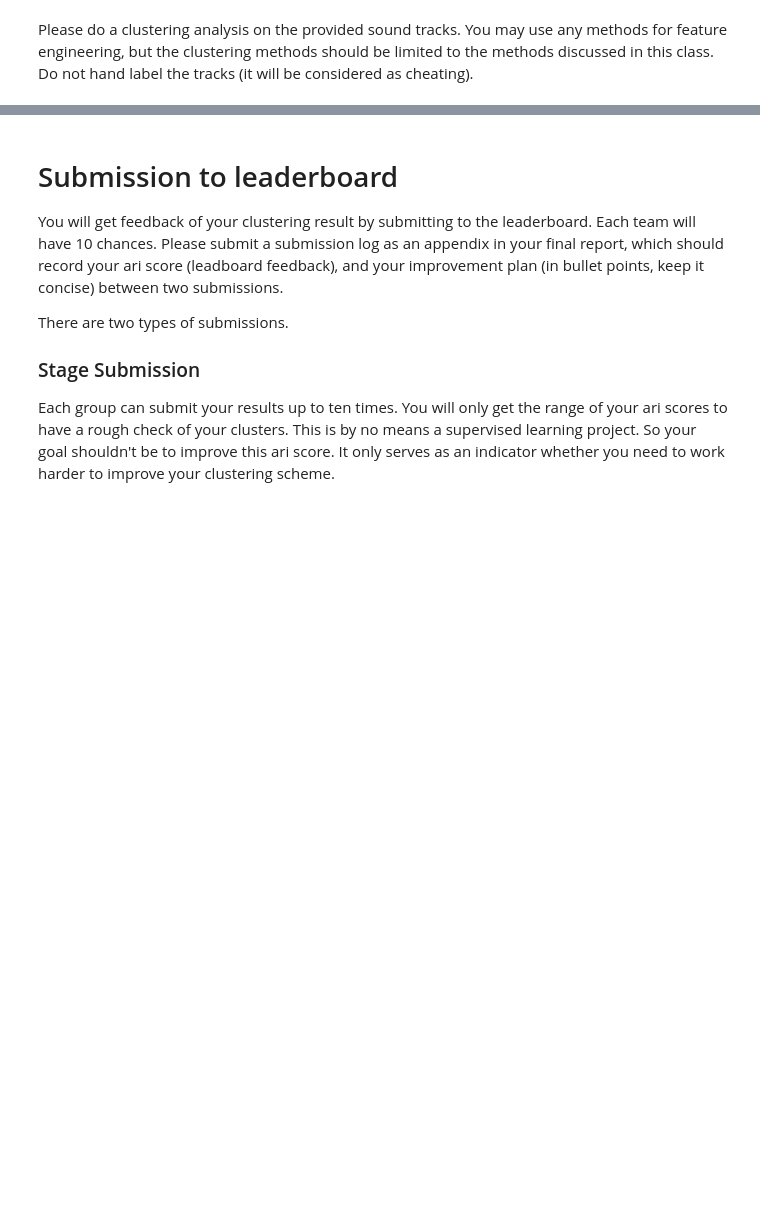
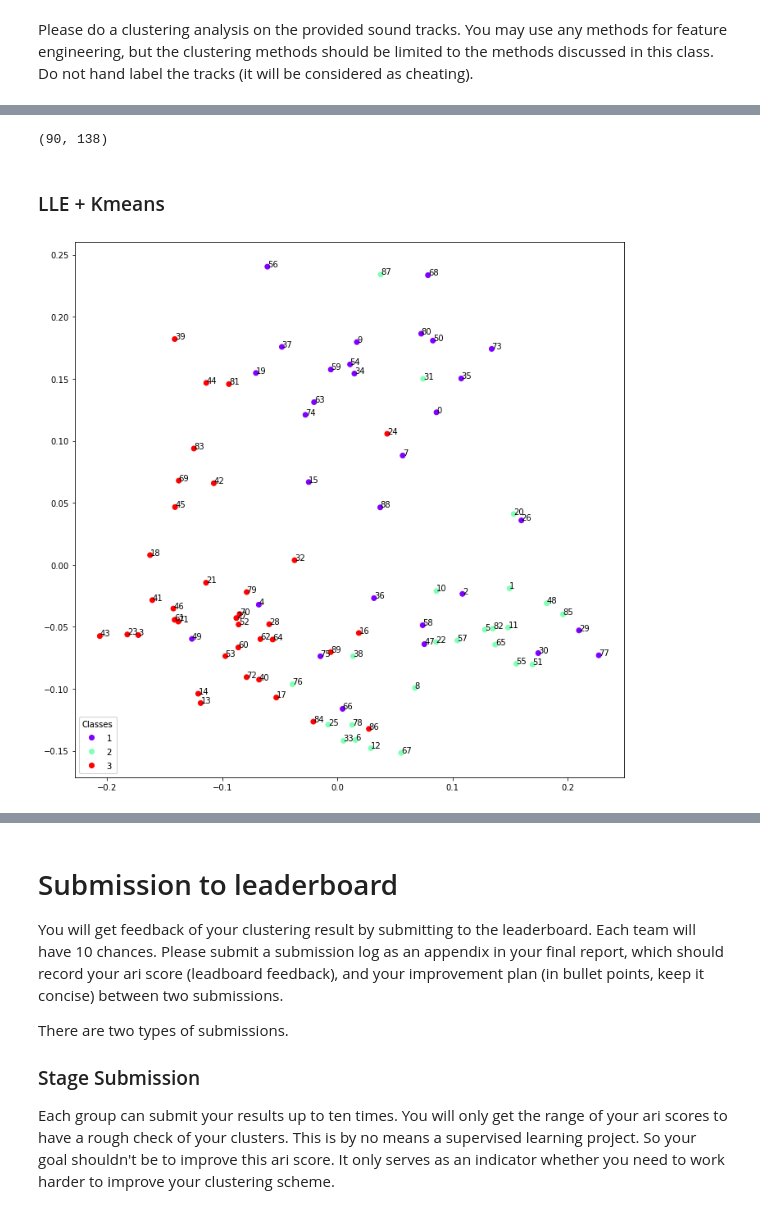
Before and after one commit to dlmao/SignalProcessing, a Jupyter notebook: final_project.ipynb, the cells around one changed output, grey strips where cells are left out. Drawn from its saved outputs; the diff is of its cells as text; code cells hidden in the pictures; blank space fills up the shorter version.

```diff
--- a/final_project.ipynb
+++ b/final_project.ipynb
@@ -39,0 +35,6 @@ D = librosa.stft(audio_list[10])
+# %%
+features,songs,feature_names=MidTermFeatures.directory_feature_extraction("./data/",
+                                                                          mid_window=1,
+                                                                          mid_step=1,
+                                                                          short_window=0.1,
+                                                                          short_step=0.05)
@@ -39,0 +61,11 @@ D = librosa.stft(audio_list[10])
+# %%
+labs = np.array([1,2,1,3,1,2,2,1,2,1,
+                 2,2,2,3,3,1,3,3,3,1,
+                 2,3,2,3,3,2,1,3,3,1,
+                 1,2,3,2,1,1,1,1,2,3,
+                 3,3,3,3,3,3,3,1,2,1,
+                 1,2,3,3,1,2,1,2,1,1,
+                 3,3,3,1,3,2,1,2,1,3,
+                 3,3,3,1,1,1,2,1,2,3,
+                 1,3,2,3,3,2,3,2,1,3])
+labs
@@ -39,0 +82,28 @@ D = librosa.stft(audio_list[10])
+# %%
+features.shape
+# %% [output]
+(90, 138)
+# %%
+from sklearn.preprocessing import StandardScaler
+
+scaler = StandardScaler()
+scaler.fit(features)
+scaled_features = scaler.transform(features)
+# %% [markdown]
+### LLE + Kmeans
+# %%
+from sklearn.manifold import LocallyLinearEmbedding
+
+embedding = LocallyLinearEmbedding(n_components=2, n_neighbors=17, method='standard',random_state=0)
+x_new = embedding.fit_transform(scaled_features)
+
+fig, ax = plt.subplots(figsize = (12, 12))
+scatter = ax.scatter(x_new[:,0],x_new[:,1], c=labs, cmap='rainbow')
+legend1 = ax.legend(*scatter.legend_elements(),
+                    loc="lower left", title="Classes")
+ax.add_artist(legend1)
+
+for i in range(90):
+    ax.annotate(i, (x_new[i,0],x_new[i,1]))
+# %% [output]
+[figure, added]
```
Also changed, not shown: parts of 38 cells of this notebook, 5 other files.
